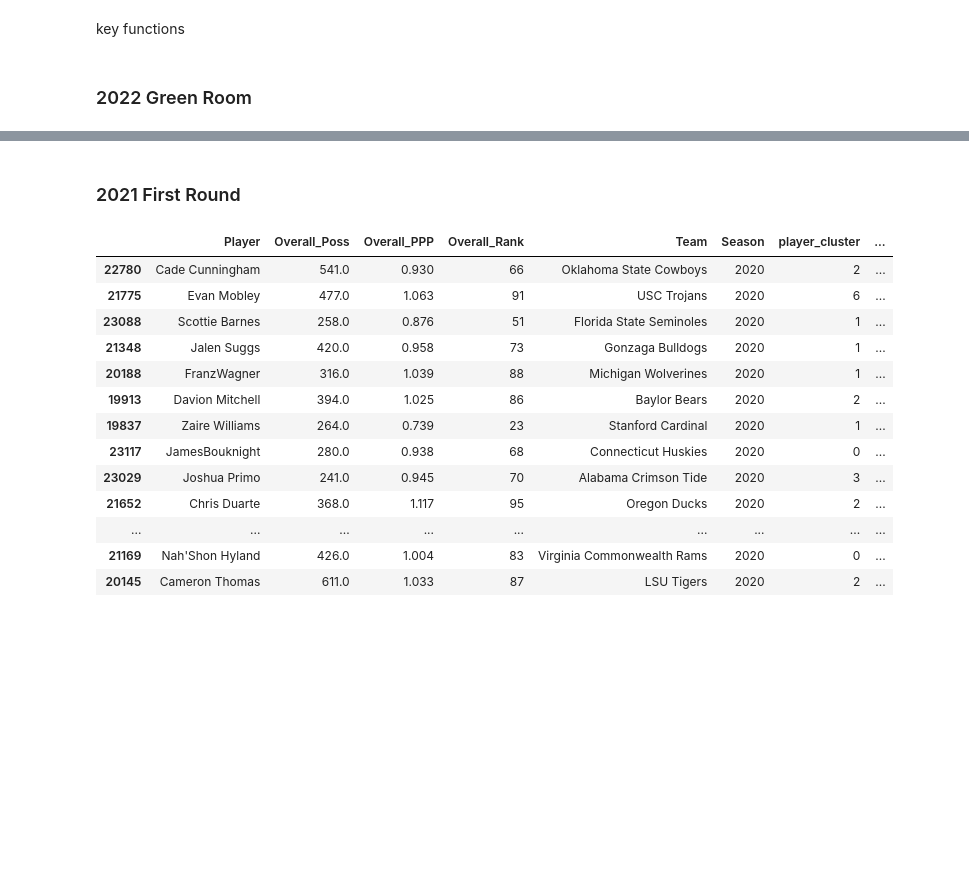
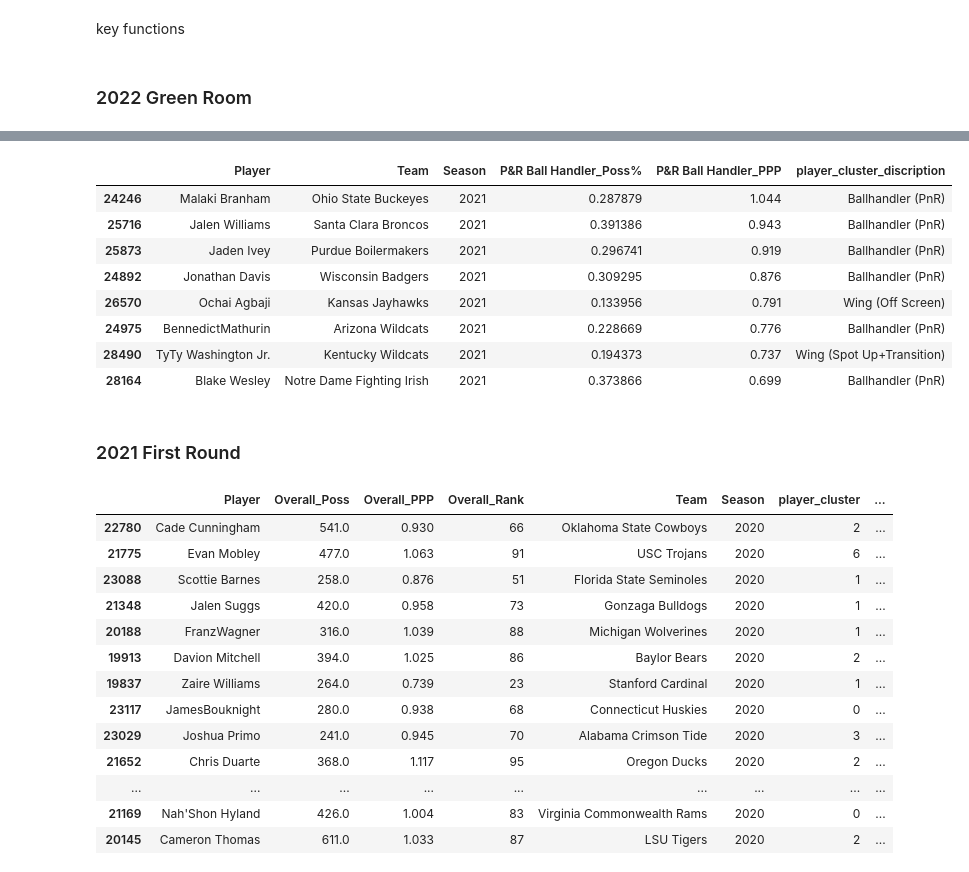
Before and after one commit to xulianrenzoku/synergy_clustering, a Jupyter notebook: nba_draft_22_materials.ipynb, the cells around one changed output, grey strips where cells are left out. Cells and saved outputs as stored; diff of their text form; code cells hidden in the pictures; blank space fills up the shorter version.

Commit message:
edit player_lookup function

```diff
--- a/nba_draft_22_materials.ipynb
+++ b/nba_draft_22_materials.ipynb
@@ -544,6 +550,16 @@ def display_draft(l, season, ncaa_df=ncaa_df):
     class_df['Player'] = class_df['Player'].astype('category')
     class_df['Player'].cat.set_categories(l, inplace=True)
     return class_df.sort_values('Player')[display_cols]
+# %%
+def display_playtype(playtype, l, season, ncaa_df=ncaa_df):
+    pt_bh_cols = ['Player','Team', 'Season',
+                  f'{playtype}_Poss%', f'{playtype}_PPP',
+                  'player_cluster_discription']
+    output = ncaa_df[(ncaa_df['Player'].isin(l)) &
+                     (ncaa_df[f'{playtype}_Poss%'] > 0.1) &
+                     (ncaa_df['Season'] == season)]
+    return output.sort_values(f'{playtype}_PPP',
+                              ascending=False)[pt_bh_cols]
 # %% [markdown]
 ### 2022 Green Room
 # %%
@@ -572,3 +593,15 @@ display_draft(green_room, 2021)
+# %%
+display_playtype('P&R Ball Handler', green_room, season=2021)
+# %% [output]
+|  | Player | Team | Season | P&R Ball Handler_Poss% | P&R Ball Handler_PPP | player_cluster_discription |
+| 24246 | Malaki Branham | Ohio State Buckeyes | 2021 | 0.287879 | 1.044 | Ballhandler (PnR) |
+| 25716 | Jalen Williams | Santa Clara Broncos | 2021 | 0.391386 | 0.943 | Ballhandler (PnR) |
+| 25873 | Jaden Ivey | Purdue Boilermakers | 2021 | 0.296741 | 0.919 | Ballhandler (PnR) |
+| 24892 | Jonathan Davis | Wisconsin Badgers | 2021 | 0.309295 | 0.876 | Ballhandler (PnR) |
+| 26570 | Ochai Agbaji | Kansas Jayhawks | 2021 | 0.133956 | 0.791 | Wing (Off Screen) |
+| 24975 | BennedictMathurin | Arizona Wildcats | 2021 | 0.228669 | 0.776 | Ballhandler (PnR) |
+| 28490 | TyTy Washington Jr. | Kentucky Wildcats | 2021 | 0.194373 | 0.737 | Wing (Spot Up+Transition) |
+| 28164 | Blake Wesley | Notre Dame Fighting Irish | 2021 | 0.373866 | 0.699 | Ballhandler (PnR) |
 # %% [markdown]
 ### 2021 First Round
 # %%
```
Also changed, not shown: parts of 3 cells of this notebook.
